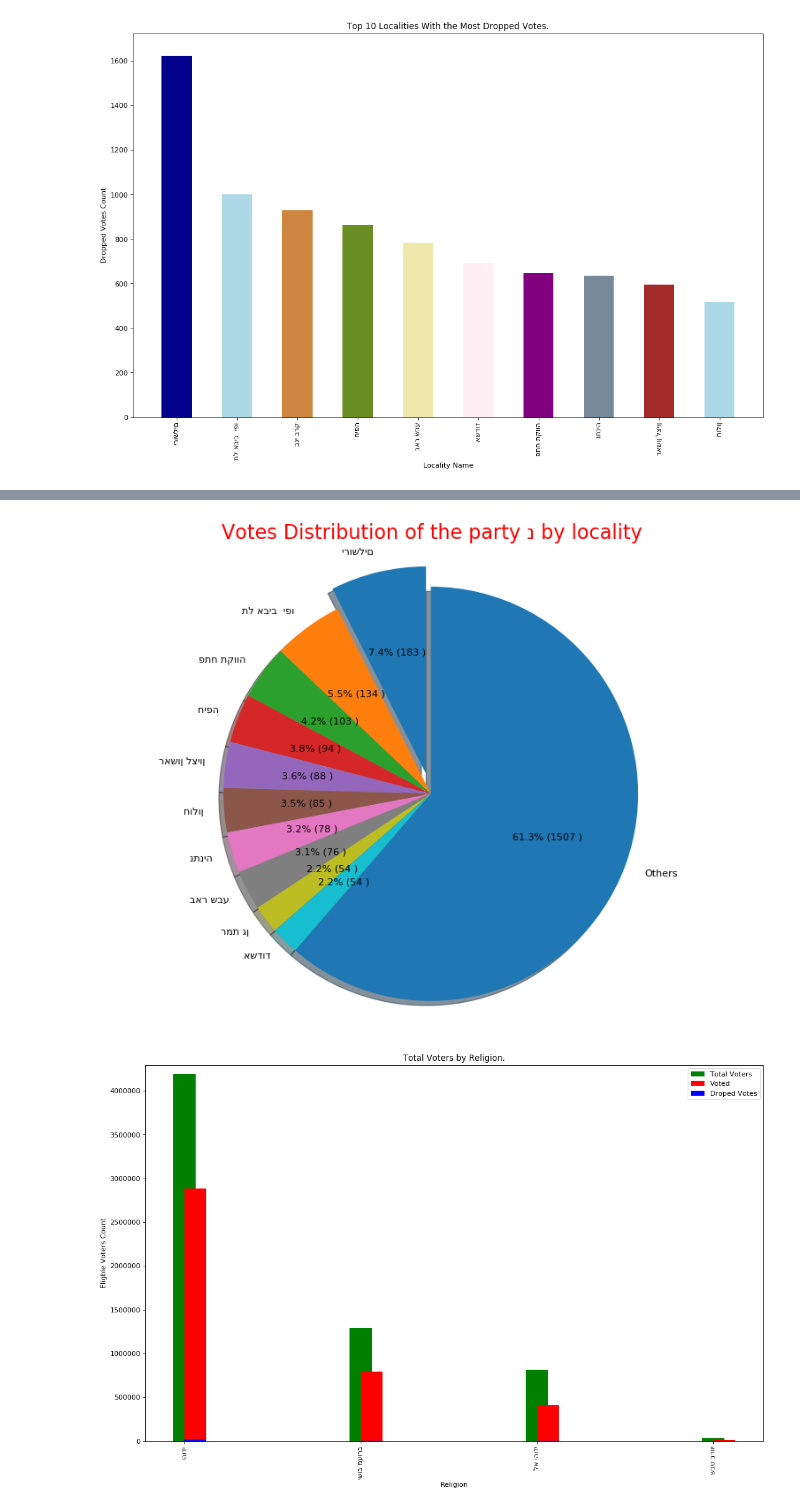
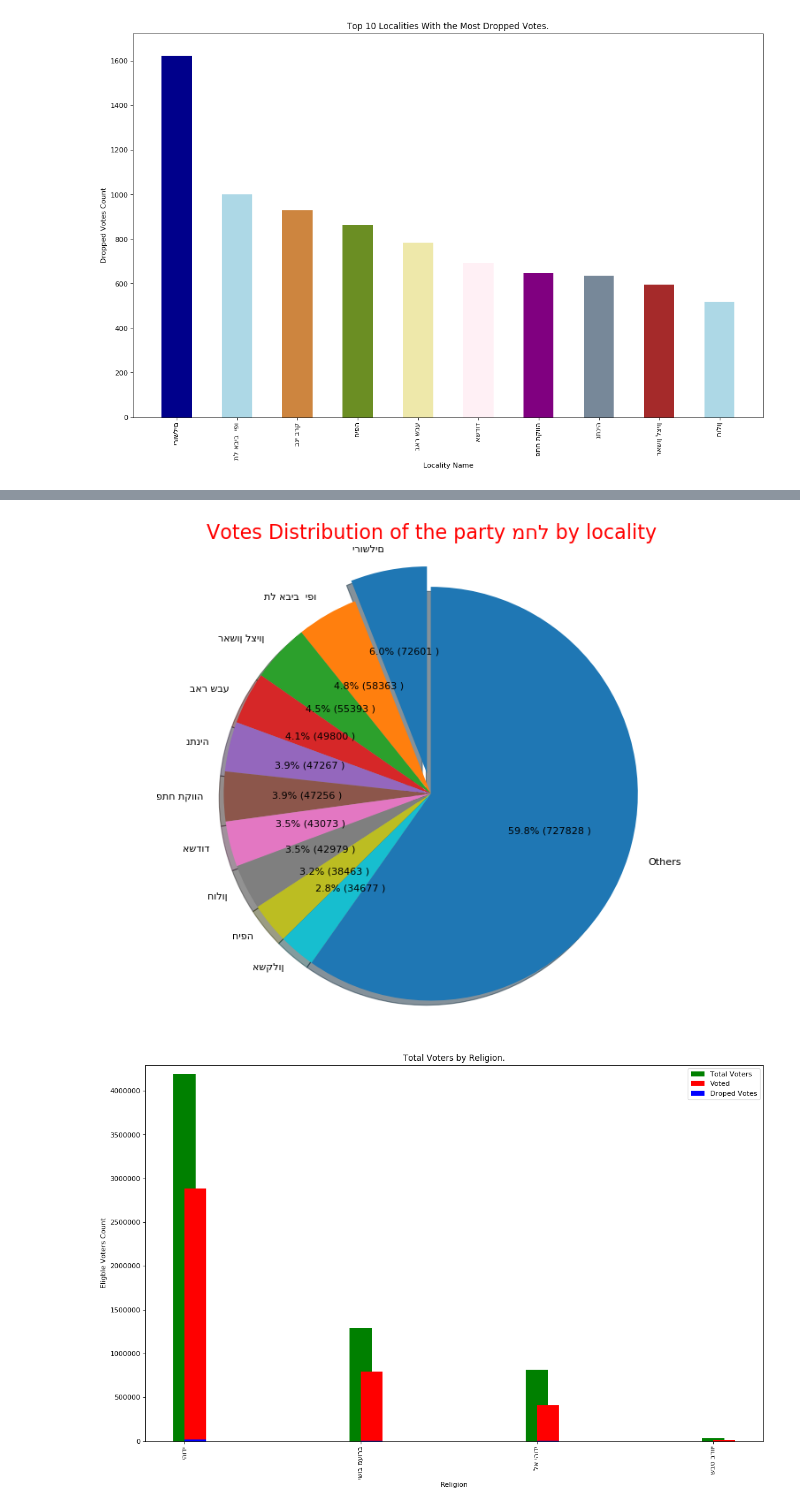
Before and after one commit to AmjadNas/voter_ballet_prediction, a Jupyter notebook: 1- Data Description.ipynb, the cells around one changed output, grey strips where cells are left out. Cells and saved outputs as stored; diff of their text form; code cells hidden in the pictures.

```diff
--- a/1- Data Description.ipynb
+++ b/1- Data Description.ipynb
@@ -473,6 +475,6 @@ Droped_Votes_Locality(sorted_expcheb3)
 # %% [output]
 [figure]
 # %%
-sorted_expcheb3 = expcheb3.sort_values(by = expcheb3.columns[23],ascending=False, axis=0)
+sorted_expcheb3 = expcheb3.sort_values(by = expcheb3.columns[22],ascending=False, axis=0)
 sorted_expcheb3.head(10)
 # %% [output]
@@ -490,8 +492,8 @@ sorted_expcheb3.head(10)
 10 rows × 37 columns
 # %%
-Votes_Dist_By_Loc(sorted_expcheb3,23)
+Votes_Dist_By_Loc(sorted_expcheb3,22)
 # %% [output]
-[figure, old version]
+[figure, new version]
 # %%
 votes_perct_by_Religion(expcheb, tb, xl)
 # %% [output]
```
Also changed, not shown: parts of 4 cells of this notebook.
